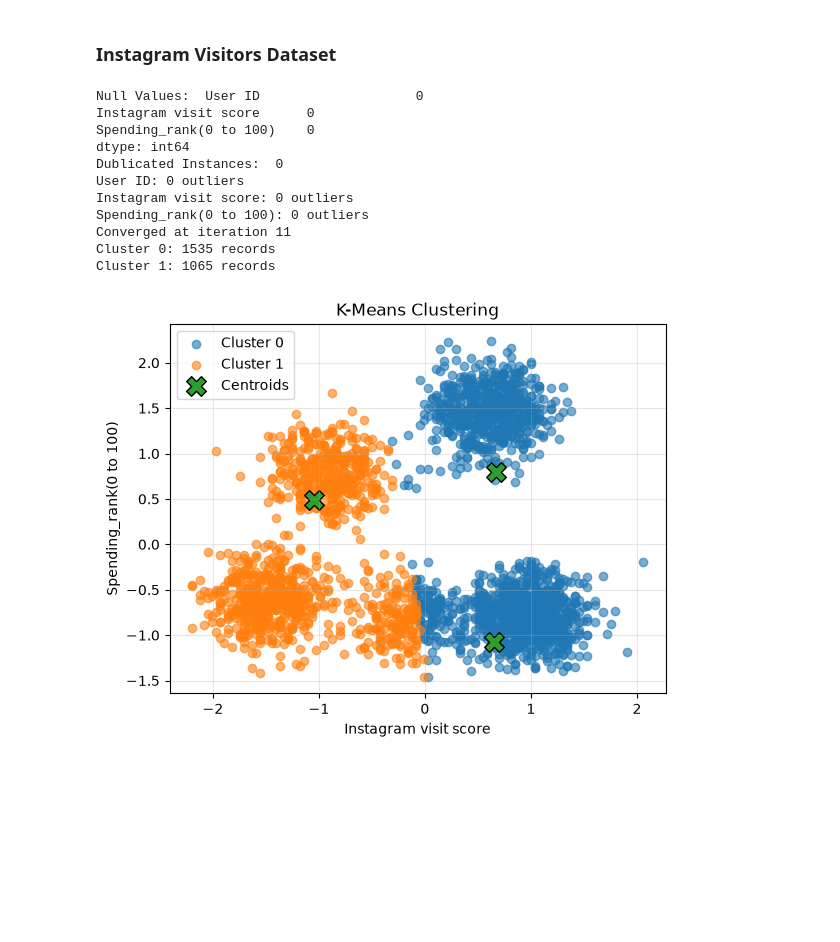
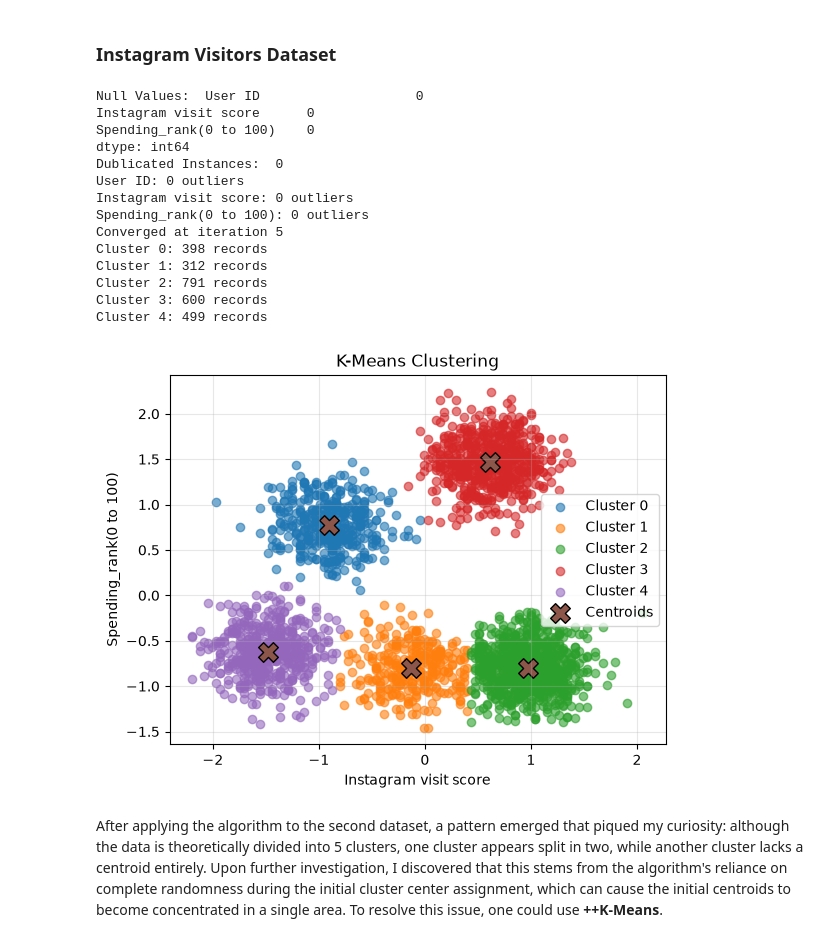
Before and after one commit to AhmedBadawi1411/computer-vision, a Jupyter notebook: task_01/main.ipynb, the cells around one changed output. Cells and saved outputs as stored; diff of their text form; code cells hidden in the pictures; blank space fills up the shorter version.

Commit message:
Feat:K-Means Implementation with Preprocessing

```diff
--- a/task_01/main.ipynb
+++ b/task_01/main.ipynb
@@ -302,22 +302,27 @@ we can notice that some points classified within cluster 1 and 2 but this points
 # %%
 insta_df = pd.read_csv('../data/raw/Instagram visits clustering.csv')
 
 check_data(insta_df)
 insta_df = fix_data(insta_df)
 
-insta_kmeans = KMeans(insta_df,k=2,exclude_cols=['User ID'])
+insta_kmeans = KMeans(insta_df,k=5,exclude_cols=['User ID'])
 insta_kmeans.execute()
 insta_kmeans.descrip()
 # %% [output]
 Null Values:  User ID                    0
 Instagram visit score      0
 Spending_rank(0 to 100)    0
 dtype: int64
 Dublicated Instances:  0
 User ID: 0 outliers
 Instagram visit score: 0 outliers
 Spending_rank(0 to 100): 0 outliers
-Converged at iteration 11
-Cluster 0: 1535 records
-Cluster 1: 1065 records
+Converged at iteration 5
+Cluster 0: 398 records
+Cluster 1: 312 records
+Cluster 2: 791 records
+Cluster 3: 600 records
+Cluster 4: 499 records
-[figure, old version]
+[figure, new version]
+# %% [markdown]
+After applying the algorithm to the second dataset, a pattern emerged that piqued my curiosity: although the data is theoretically divided into 5 clusters, one cluster appears split in two, while another cluster lacks a centroid entirely. Upon further investigation, I discovered that this stems from the algorithm's reliance on complete randomness during the initial cluster center assignment, which can cause the initial centroids to become concentrated in a single area. To resolve this issue, one could use <b>++K-Means</b>.
```
